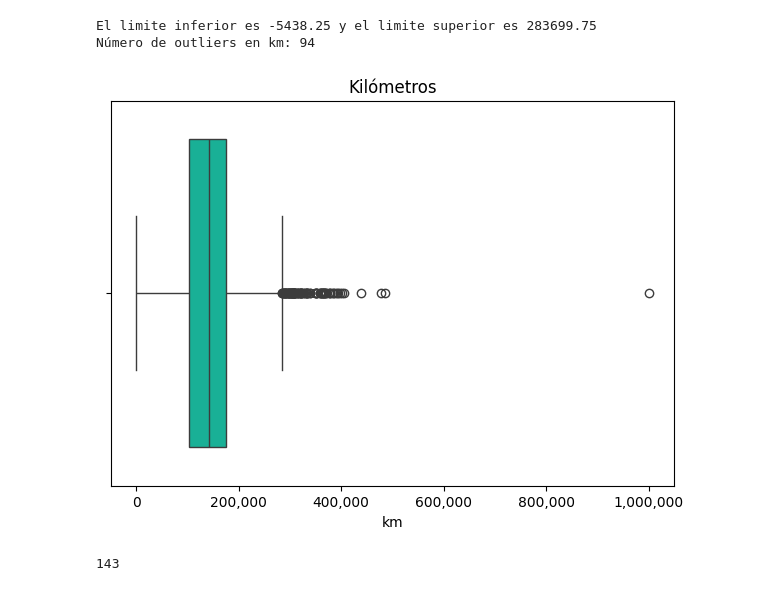
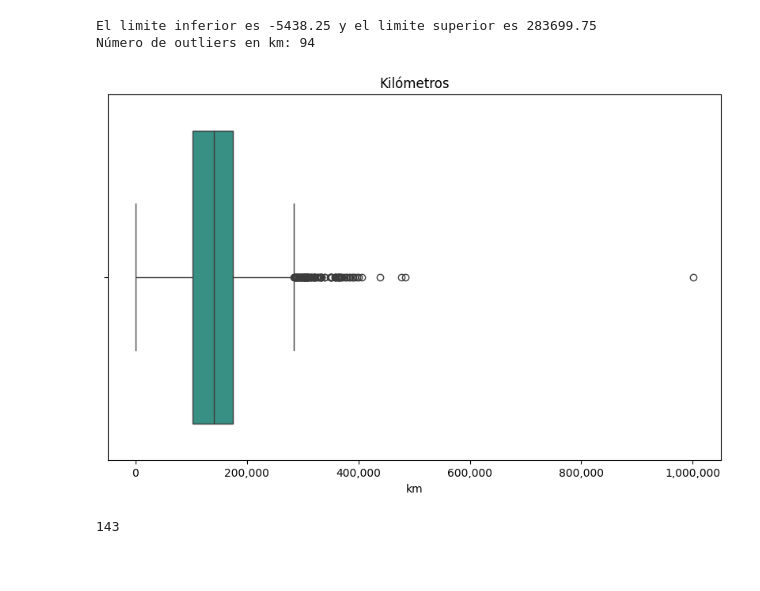
Before and after one commit to davidlarre/DS-BMW_Price, a Jupyter notebook: notebooks/Entregable1.ipynb, the cells around one changed output. Drawn from its saved outputs; the diff is of its cells as text; code cells hidden in the pictures; blank space fills up the shorter version.

```diff
--- a/notebooks/Entregable1.ipynb
+++ b/notebooks/Entregable1.ipynb
@@ -1866,16 +1866,15 @@ El limite inferior es -5438.25 y el limite superior es 283699.75
 Número de outliers en km: 94
 # %%
 # Visualización de boxplot para visualizar los outliers en la columna 'km'
-plt.figure(figsize=(16,5))
+plt.figure(figsize=(10,6))
 
-plt.subplot(1,2,1)
-sns.boxplot(x=df_bmw['km'], color='#00C9A7')
+sns.boxplot(x=df_bmw['km'], color='#2A9D8F')
 plt.title('Kilómetros')
 plt.gca().xaxis.set_major_formatter(mticker.FuncFormatter(lambda x, _: f'{int(x):,}'))
 
 plt.show()
 # %% [output]
-[figure, old version]
+[figure, new version]
 # %%
 # Comprobamos el número de registros de BMW que tienen el modelo '118', para deidir si borrar el outlier
 len(df_bmw[df_bmw["modelo"]=="118"])
```
Also changed, not shown: parts of 19 cells of this notebook, 1 other file.
